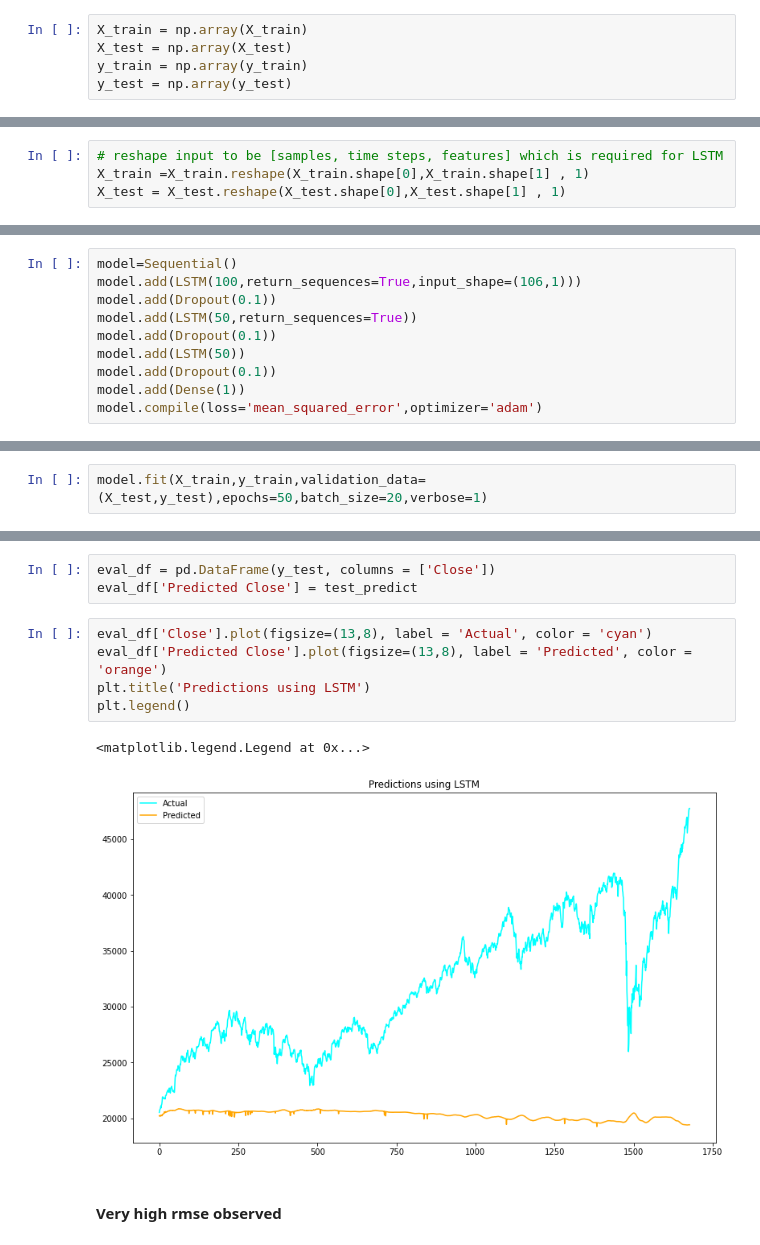
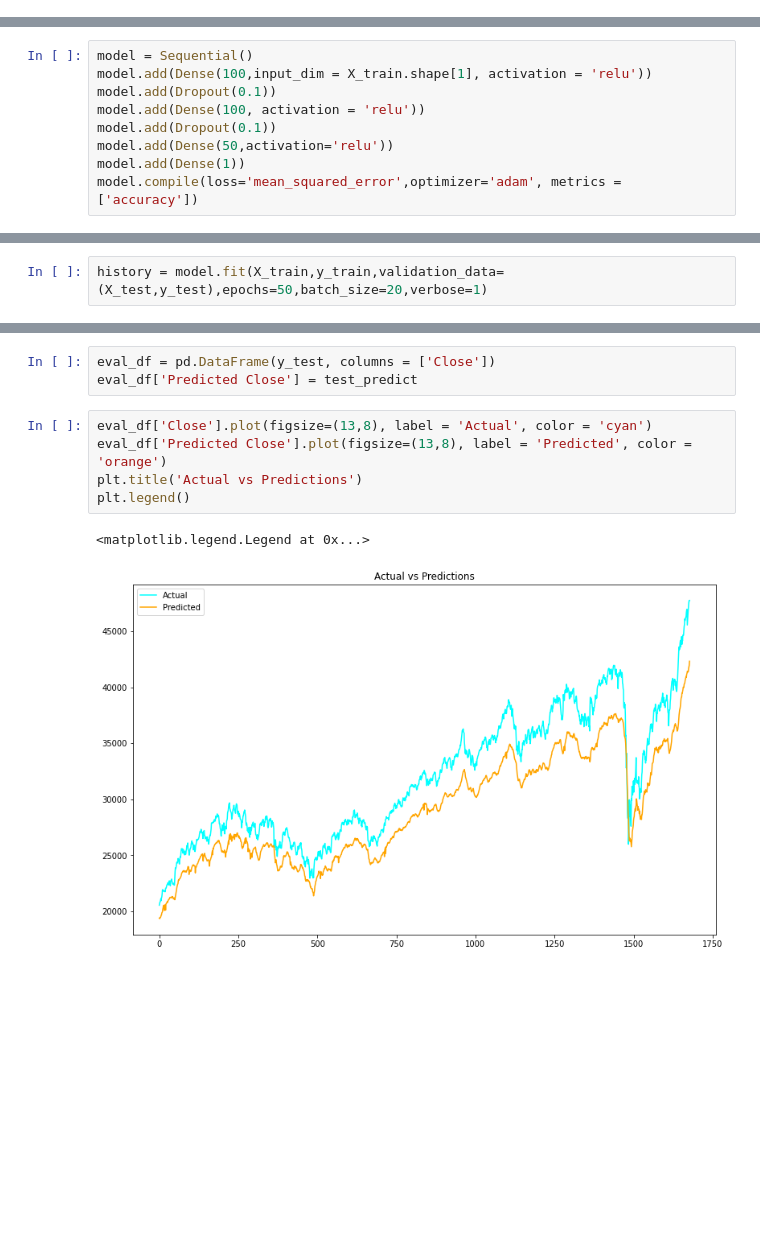
Before and after one commit to harsh2k1/-Stock-Market-prediction-using-numerical-and-textual-analysis, a Jupyter notebook: Stock_Price_Prediction_using_Numerical_and_Sentiment_analysis.ipynb, the cells around one changed output, grey strips where cells are left out. Cells and saved outputs as stored; diff of their text form; blank space fills up the shorter version.

```diff
--- a/Stock_Price_Prediction_using_Numerical_and_Sentiment_analysis.ipynb
+++ b/Stock_Price_Prediction_using_Numerical_and_Sentiment_analysis.ipynb
@@ -458,11 +471,6 @@ X_train = train_data.iloc[:,1:]
 X_test = test_data.iloc[:,1:]
 y_train = train_data.iloc[:,0]
 y_test = test_data.iloc[:,0]
-# %%
-X_train = np.array(X_train)
-X_test = np.array(X_test)
-y_train = np.array(y_train)
-y_test = np.array(y_test)
 # %%
 X_train.shape, y_train.shape, X_test.shape , y_test.shape
 # %% [output]
@@ -470,4 +477,0 @@ X_train.shape, y_train.shape, X_test.shape , y_test.shape
-# %%
-# reshape input to be [samples, time steps, features] which is required for LSTM
-X_train =X_train.reshape(X_train.shape[0],X_train.shape[1] , 1)
-X_test = X_test.reshape(X_test.shape[0],X_test.shape[1] , 1)
@@ -479,15 +482,14 @@ from tensorflow.keras.models import Sequential
 from tensorflow.keras.layers import Dense , LSTM , Dropout
 from keras.wrappers.scikit_learn import KerasRegressor
 # %%
-model=Sequential()
-model.add(LSTM(100,return_sequences=True,input_shape=(106,1)))
+model = Sequential()
+model.add(Dense(100,input_dim = X_train.shape[1], activation = 'relu'))
 model.add(Dropout(0.1))
-model.add(LSTM(50,return_sequences=True))
+model.add(Dense(100, activation = 'relu'))
 model.add(Dropout(0.1))
-model.add(LSTM(50))
-model.add(Dropout(0.1))
+model.add(Dense(50,activation='relu'))
 model.add(Dense(1))
-model.compile(loss='mean_squared_error',optimizer='adam')
+model.compile(loss='mean_squared_error',optimizer='adam', metrics = ['accuracy'])
 # %%
 model.summary()
 # %% [output]
@@ -509,6 +514,6 @@ Trainable params: 91,251
 Non-trainable params: 0
 _________________________________________________________________
 # %%
-model.fit(X_train,y_train,validation_data=(X_test,y_test),epochs=50,batch_size=20,verbose=1)
+history = model.fit(X_train,y_train,validation_data=(X_test,y_test),epochs=50,batch_size=20,verbose=1)
 # %% [output]
 Epoch 1/50
@@ -556,10 +579,8 @@ eval_df['Predicted Close'] = test_predict
 # %%
 eval_df['Close'].plot(figsize=(13,8), label = 'Actual', color = 'cyan')
 eval_df['Predicted Close'].plot(figsize=(13,8), label = 'Predicted', color = 'orange')
-plt.title('Predictions using LSTM')
+plt.title('Actual vs Predictions')
 plt.legend()
 # %% [output]
 <matplotlib.legend.Legend at 0x...>
-[figure, old version]
+[figure, new version]
-# %% [markdown]
-#### Very high rmse observed
```
Also changed, not shown: parts of 35 cells of this notebook.
